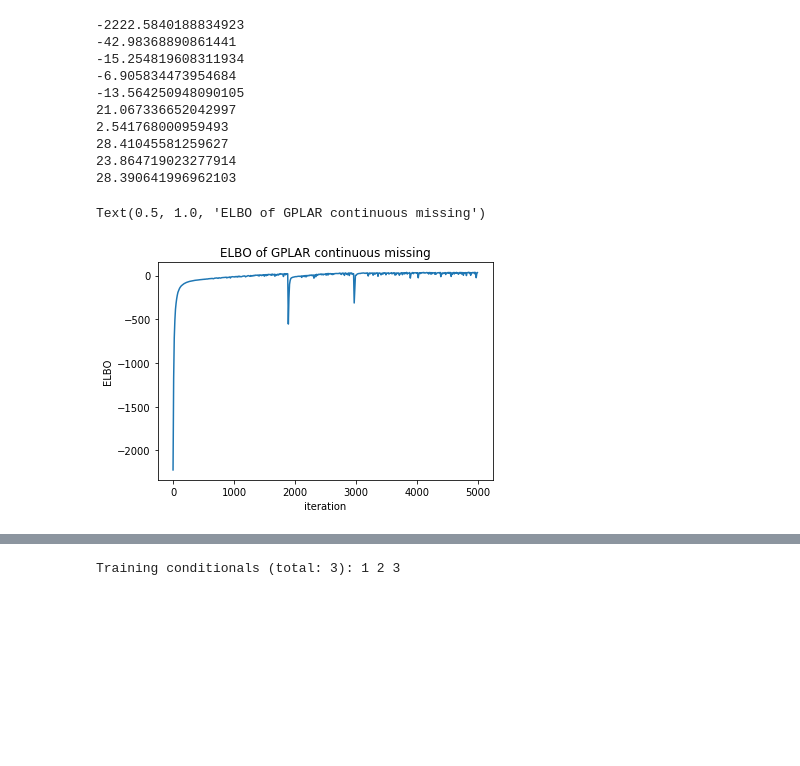
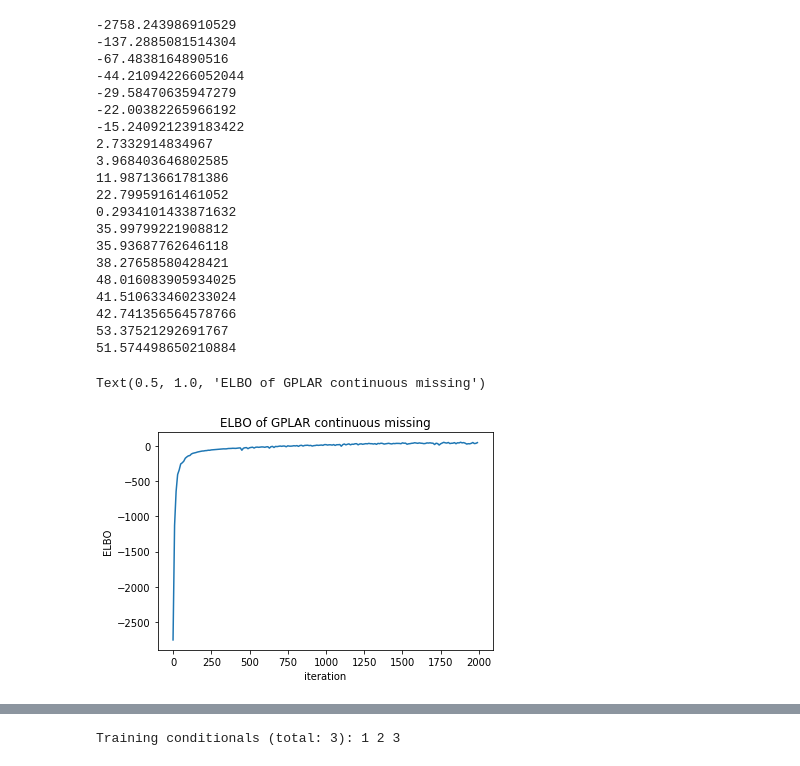
Before and after one commit to XiaRui1996/GPLAR, a Jupyter notebook: notebook/missing_data.ipynb, the cells around one changed output, grey strips where cells are left out. Cells and saved outputs as stored; diff of their text form; code cells hidden in the pictures; blank space fills up the shorter version.

```diff
--- a/notebook/missing_data.ipynb
+++ b/notebook/missing_data.ipynb
@@ -21,5 +21,20 @@ y2 = np.array(list(map(h2,x))) + np.random.normal(0,0.05,N).reshape(N,1)
 f3 = lambda x: h2(x)*h1(x)**2 + 3*x
 h3 = lambda x: f3(x) + np.random.normal(0,1e-5)
 y3 = np.array(list(map(h3,x))) + np.random.normal(0,0.05,N).reshape(N,1)
+# %%
+N = 100
+x = np.linspace(0.0,1.5,N).reshape(N,1)
+
+f1 = lambda x: -np.sin(10*np.pi*(x+1))/(2*x+1)-x**4
+h1 = lambda x: f1(x) + np.random.normal(0,1e-5)
+y1 = np.array(list(map(h1,x))) + np.random.normal(0,0.05,N).reshape(N,1)
+
+f2 = lambda x: np.cos(h1(x))**2 + np.sin(3*x)
+h2 = lambda x: f2(x) + np.random.normal(0,1e-5)
+y2 = np.array(list(map(h2,x))) + np.random.normal(0,0.05,N).reshape(N,1)
+
+f3 = lambda x: h2(x)*h1(x)**2 + 3*x
+h3 = lambda x: f3(x) + np.random.normal(0,1e-5)
+y3 = np.array(list(map(h3,x))) + np.random.normal(0,0.05,N).reshape(N,1)
 # %%
 # Randomly remove some first/second output
@@ -91,13 +133,13 @@ m = GPLARegressor(x, y_obs, M, white=False,
                  noise_inner=1e-5, noise_obs=0.05,
                  num_samples=100)
 # %%
-M=20
+M = 100-30
 m_c = GPLARegressor(x, y_obs_c, M, white=False,
                  scale=0.1,
                  linear=True, linear_scale=10.0,
                  nonlinear=True, nonlinear_scale=0.1,
                  noise_inner=1e-5, noise_obs=0.05,
-                 num_samples=100)
+                 num_samples=10)
 # %%
 @tf.function(autograph=False)
 def optimization_step(optimizer, model, data):
@@ -116,7 +158,7 @@ def run_adam(model, data, iterations):
         elbo = -neg_elbo
         if step%10 == 0:
             logf.append(elbo.numpy())
-        if step%500 == 0:
+        if step%100 == 0:
             print(elbo.numpy())
     return logf
 # %%
@@ -135,21 +190,31 @@ plt.title('ELBO of GPLAR')
 # %%
 from gpflow.ci_utils import ci_niter
-maxiter = ci_niter(5000)
+maxiter = ci_niter(2000)
 logf = run_adam(m_c, (x,y_obs_c), maxiter)
 plt.plot(np.arange(maxiter)[::10], logf)
 plt.xlabel('iteration')
 plt.ylabel('ELBO');
 plt.title('ELBO of GPLAR continuous missing')
 # %% [output]
--2222.5840188834923
--42.98368890861441
--15.254819608311934
--6.905834473954684
--13.564250948090105
-21.067336652042997
-2.541768000959493
-28.41045581259627
-23.864719023277914
-28.390641996962103
+-2758.243986910529
+-137.2885081514304
+-67.4838164890516
+-44.210942266052044
+-29.58470635947279
+-22.00382265966192
+-15.240921239183422
+2.7332914834967
+3.968403646802585
+11.98713661781386
+22.79959161461052
+0.2934101433871632
+35.99799221908812
+35.93687762646118
+38.27658580428421
+48.016083905934025
+41.510633460233024
+42.741356564578766
+53.37521292691767
+51.574498650210884
 Text(0.5, 1.0, 'ELBO of GPLAR continuous missing')
-[figure, old version]
+[figure, new version]
```
Also changed, not shown: parts of 30 cells of this notebook, 4 other files.
